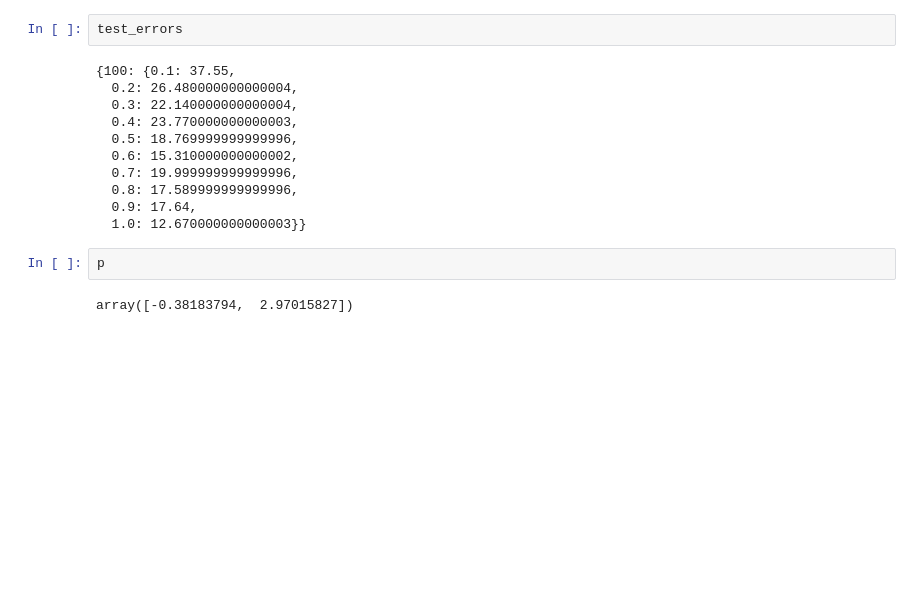
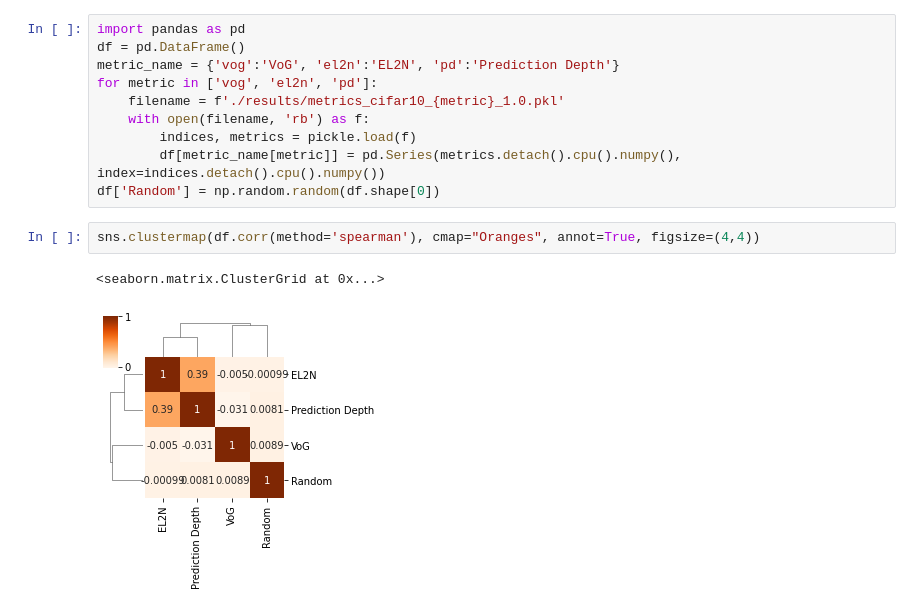
Before and after one commit to Samarendra109/DL-Project, a Jupyter notebook: analysis.ipynb, the cells around one changed output. Cells and saved outputs as stored; diff of their text form; blank space fills up the shorter version.

```diff
--- a/analysis.ipynb
+++ b/analysis.ipynb
@@ -73,17 +73,15 @@ for dataset in ['cifar10']:#, 'svhn']:
-# %%
-test_errors
-# %% [output]
-{100: {0.1: 37.55,
-  0.2: 26.480000000000004,
-  0.3: 22.140000000000004,
-  0.4: 23.770000000000003,
-  0.5: 18.769999999999996,
-  0.6: 15.310000000000002,
-  0.7: 19.999999999999996,
-  0.8: 17.589999999999996,
-  0.9: 17.64,
-  1.0: 12.670000000000003}}
-# %%
-p
-# %% [output]
-array([-0.38183794,  2.97015827])
+# %%
+import pandas as pd
+df = pd.DataFrame()
+metric_name = {'vog':'VoG', 'el2n':'EL2N', 'pd':'Prediction Depth'}
+for metric in ['vog', 'el2n', 'pd']:
+    filename = f'./results/metrics_cifar10_{metric}_1.0.pkl'
+    with open(filename, 'rb') as f:
+        indices, metrics = pickle.load(f)
+        df[metric_name[metric]] = pd.Series(metrics.detach().cpu().numpy(), index=indices.detach().cpu().numpy())
+df['Random'] = np.random.random(df.shape[0])
+# %%
+sns.clustermap(df.corr(method='spearman'), cmap="Oranges", annot=True, figsize=(4,4))
+# %% [output]
+<seaborn.matrix.ClusterGrid at 0x...>
+[figure, added]
```
Also changed, not shown: parts of 5 cells of this notebook, 1 other file.
